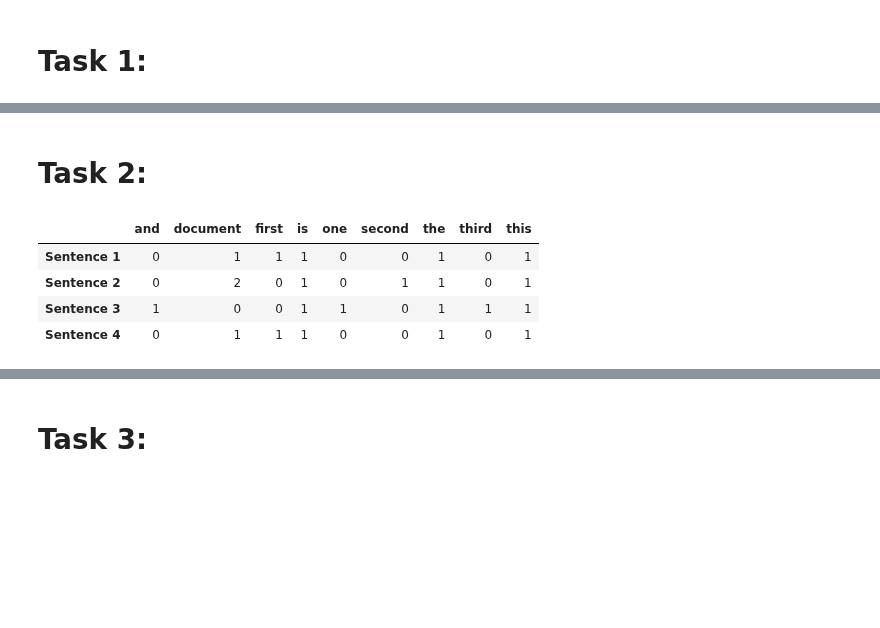
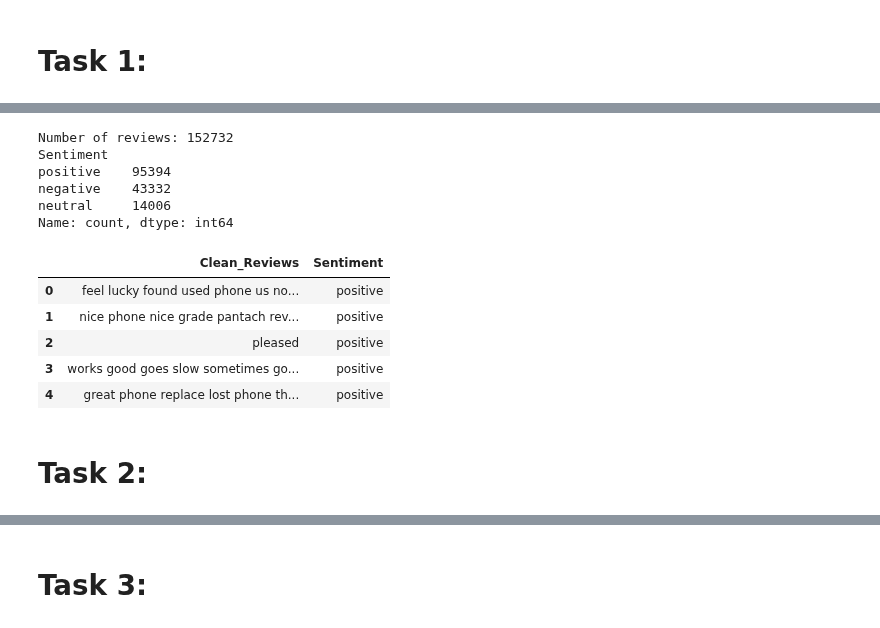
Before and after one commit to rashed-alkhathlan/NaturalLanguageProcessing, a Jupyter notebook: Lab4/Lab4.ipynb, the cells around one changed output, grey strips where cells are left out. Drawn from its saved outputs; the diff is of its cells as text; code cells hidden in the pictures; blank space fills up the shorter version.

```diff
--- a/Lab4/Lab4.ipynb
+++ b/Lab4/Lab4.ipynb
@@ -150,23 +178,58 @@ with pd.option_context("display.max_columns", None):
+# %%
+import pandas as pd
+import re
+import html
+import nltk
+from nltk.corpus import stopwords
+
+# LOAD DATA
+data = pd.read_csv("Amazon_Unlocked_Mobile.csv")
+data = data.dropna(subset=["Reviews", "Rating"]).copy()
+data["Sentiment"] = data["Rating"].apply(
+    lambda rating: 'positive' if rating > 3 else ('negative' if rating < 3 else 'neutral')
+)
+
+nltk.download('stopwords', quiet=True)
+stop_words = set(stopwords.words('english')) - {'no', 'nor', 'not'}
+
+def preprocess_text(text):
+    # 1. Remove HTML
+    text = re.sub(r'<[^>]+>', ' ', html.unescape(str(text)))
+
+    # 2. Convert to lowercase
+    text = text.lower()
+
+    # 3. Remove URLs
+    text = re.sub(r'https?://\S+|www\.\S+', ' ', text)
+
+    # 4. Remove numbers, punctuation and special characters
+    text = re.sub(r'[^a-z\s]', ' ', text)
+
+    # 5. Tokenize and remove stop words
+    words = text.split()
+    words = [word for word in words if word not in stop_words]
+    return ' '.join(words)
+
+data['Clean_Reviews'] = data['Reviews'].apply(preprocess_text)
+data = data[data['Clean_Reviews'] != '']
+
+# Remove repeated reviews before splitting
+data = data.drop_duplicates(subset=['Clean_Reviews'])
+print("Number of reviews:", len(data))
+print(data['Sentiment'].value_counts())
+data[['Clean_Reviews', 'Sentiment']].head()
+# %% [output]
+Number of reviews: 152732
+Sentiment
+positive    95394
+negative    43332
+neutral     14006
+Name: count, dtype: int64
+|  | Clean_Reviews | Sentiment |
+| 0 | feel lucky found used phone us no... | positive |
+| 1 | nice phone nice grade pantach rev... | positive |
+| 2 | pleased | positive |
+| 3 | works good goes slow sometimes go... | positive |
+| 4 | great phone replace lost phone th... | positive |
 # %% [markdown]
 # Task 2:
-# %%
-# 1. LOAD THE SENTENCES
-similarity_sentences = [
-    'This is the first document.',
-    'This document is the second document.',
-    'And this is the third one.',
-    'Is this the first document?'
-]
-
-# 2. CREATE THE COUNT VECTORS
-count_vectorizer = CountVectorizer()
-vector_matrix = count_vectorizer.fit_transform(similarity_sentences)
-labels = [f"Sentence {i + 1}" for i in range(len(similarity_sentences))]
-display(pd.DataFrame(vector_matrix.toarray(), index=labels,
-                     columns=count_vectorizer.get_feature_names_out()))
-# %% [output]
-|  | and | document | first | is | one | second | the | third | this |
-| Sentence 1 | 0 | 1 | 1 | 1 | 0 | 0 | 1 | 0 | 1 |
-| Sentence 2 | 0 | 2 | 0 | 1 | 0 | 1 | 1 | 0 | 1 |
-| Sentence 3 | 1 | 0 | 0 | 1 | 1 | 0 | 1 | 1 | 1 |
-| Sentence 4 | 0 | 1 | 1 | 1 | 0 | 0 | 1 | 0 | 1 |
```
Also changed, not shown: parts of 52 cells of this notebook, 4 other files.
